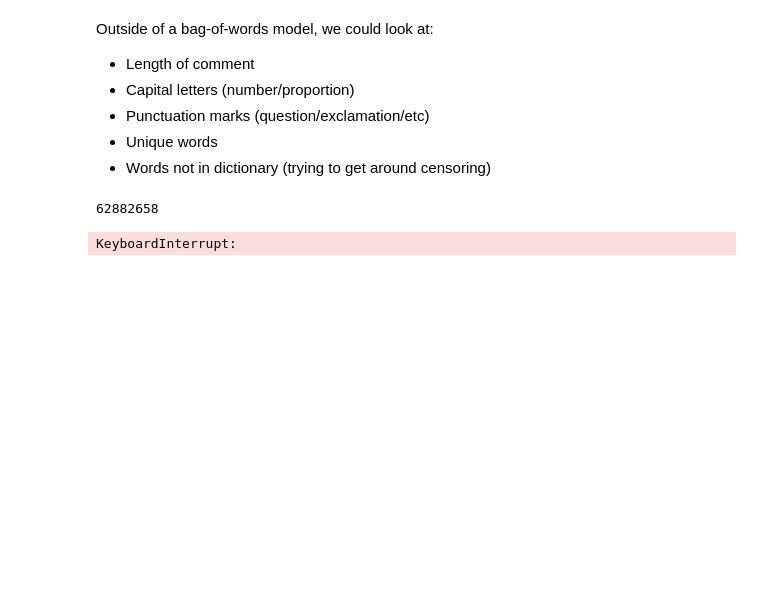
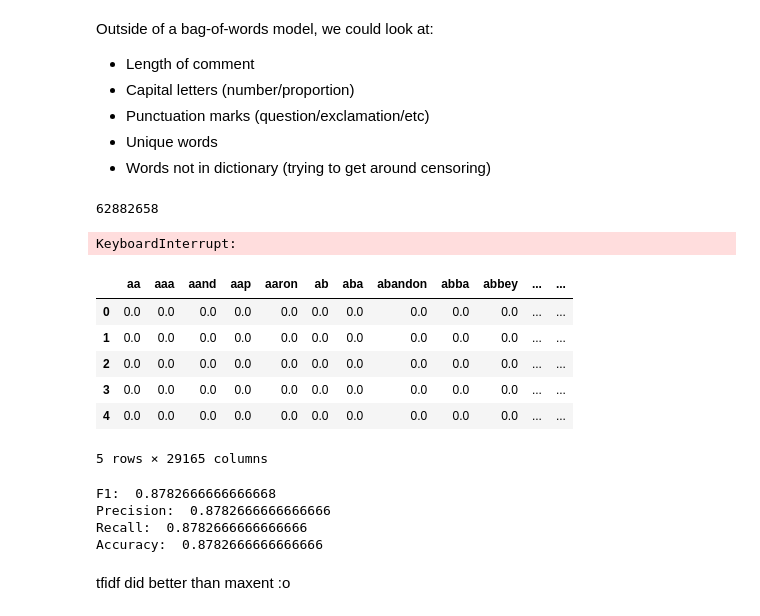
Before and after one commit to duffrind/toxic-comments, a Jupyter notebook: toxic_id.ipynb, the cells around one changed output. Cells and saved outputs as stored; diff of their text form; code cells hidden in the pictures; blank space fills up the shorter version.

Commit message:
added tfidf benchmark

```diff
--- a/toxic_id.ipynb
+++ b/toxic_id.ipynb
@@ -357,0 +364,28 @@ pyLDAvis.gensim.prepare(model, corpus, dictionary)
+# %%
+X_train, y_train = zip(*train_joint)
+X_test, y_test = zip(*test_joint)
+# %%
+X_train = pd.DataFrame(list(X_train)).fillna(0)
+X_test = pd.DataFrame(list(X_test)).fillna(0)
+text_clf = text_clf.fit(X_train, y_train)
+# %%
+words = set(X_train.columns)
+# %%
+drop_list = list(set(X_test.columns) - words)
+add_list = list(words - set(X_test.columns))
+
+new_X_test = X_test.drop(list(set(X_test.columns) - words), axis=1)
+#d = dict.fromkeys(l, 0)
+#new_X_test.assign(**dict.fromkeys(add_list, 0))
+for word in add_list:
+    new_X_test[word] = 0
+new_X_test.head()
+#new_X_test = new_X_
+# %% [output]
+|  | aa | aaa | aand | aap | aaron | ab | aba | abandon | abba | abbey | ... | ... |
+| 0 | 0.0 | 0.0 | 0.0 | 0.0 | 0.0 | 0.0 | 0.0 | 0.0 | 0.0 | 0.0 | ... | ... |
+| 1 | 0.0 | 0.0 | 0.0 | 0.0 | 0.0 | 0.0 | 0.0 | 0.0 | 0.0 | 0.0 | ... | ... |
+| 2 | 0.0 | 0.0 | 0.0 | 0.0 | 0.0 | 0.0 | 0.0 | 0.0 | 0.0 | 0.0 | ... | ... |
+| 3 | 0.0 | 0.0 | 0.0 | 0.0 | 0.0 | 0.0 | 0.0 | 0.0 | 0.0 | 0.0 | ... | ... |
+| 4 | 0.0 | 0.0 | 0.0 | 0.0 | 0.0 | 0.0 | 0.0 | 0.0 | 0.0 | 0.0 | ... | ... |
+5 rows × 29165 columns
@@ -357,0 +396,15 @@ pyLDAvis.gensim.prepare(model, corpus, dictionary)
+# %%
+y_pred = predicted
+y_true = y_test
+
+print('F1: ', f1_score(y_true, y_pred, average='micro'))
+print('Precision: ', precision_score(y_true, y_pred, average='micro'))
+print('Recall: ', recall_score(y_true, y_pred, average='micro'))
+print('Accuracy: ', sum(np.asarray(y_true) == np.asarray(y_pred))/len(y_true))
+# %% [output]
+F1:  0.8782666666666668
+Precision:  0.8782666666666666
+Recall:  0.8782666666666666
+Accuracy:  0.8782666666666666
+# %% [markdown]
+tfidf did better than maxent :o
```
Also changed, not shown: parts of 3 cells of this notebook.
